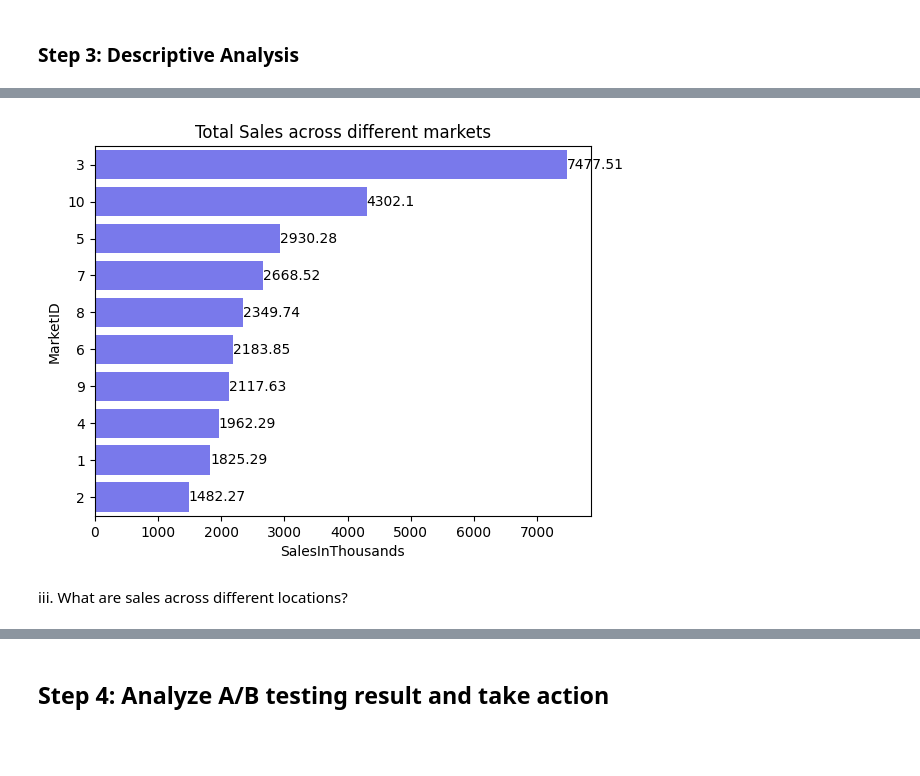
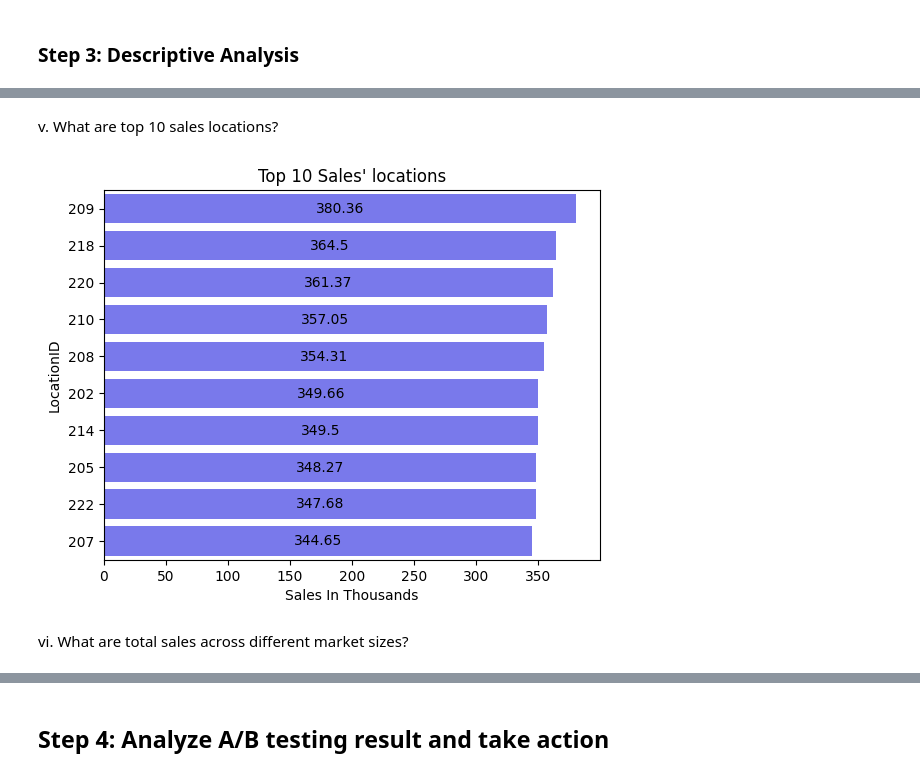
Before and after one commit to tan-yong-sheng/business_analytics, a Jupyter notebook: iv Data Analysis (Insight Generation)/Final Project/Assignment 5/EDA_Final_Project.ipynb, the cells around one changed output, grey strips where cells are left out. Saved outputs shown, nothing was run; the diff lists cells and outputs as text; code cells hidden in the pictures; blank space fills up the shorter version.

```diff
--- a/iv Data Analysis (Insight Generation)/Final Project/Assignment 5/EDA_Final_Project.ipynb
+++ b/iv Data Analysis (Insight Generation)/Final Project/Assignment 5/EDA_Final_Project.ipynb
@@ -310,16 +344,19 @@ ii. What are total sales across different markets?
+# %% [markdown]
+v. What are top 10 sales locations?
 # %%
 # Sales across different markets
-sales_by_location = df2.groupby("MarketID")[
+sales_by_location = df2.groupby("LocationID")[
     "SalesInThousands"].sum().reset_index().sort_values(
-                ascending=False, by="SalesInThousands")
-sales_by_location["MarketID"] = sales_by_location["MarketID"].astype("str")
-ax = sns.barplot(x="SalesInThousands", y="MarketID",
+                ascending=False, by="SalesInThousands").iloc[:10]
+sales_by_location["LocationID"] = sales_by_location["LocationID"].astype("str")
+ax = sns.barplot(x="SalesInThousands", y="LocationID",
             data=sales_by_location,
             color="blue", alpha=0.6)
-ax.bar_label(ax.containers[0])
-plt.title("Total Sales across different markets")
+ax.bar_label(ax.containers[0], label_type="center")
+plt.xlabel("Sales In Thousands")
+plt.title("Top 10 Sales' locations")
 plt.show()
 # %% [output]
-[figure, old version]
+[figure, new version]
 # %% [markdown]
-iii. What are sales across different locations?
+vi. What are total sales across different market sizes?
```
Also changed, not shown: parts of 51 cells of this notebook, 1 other file.
